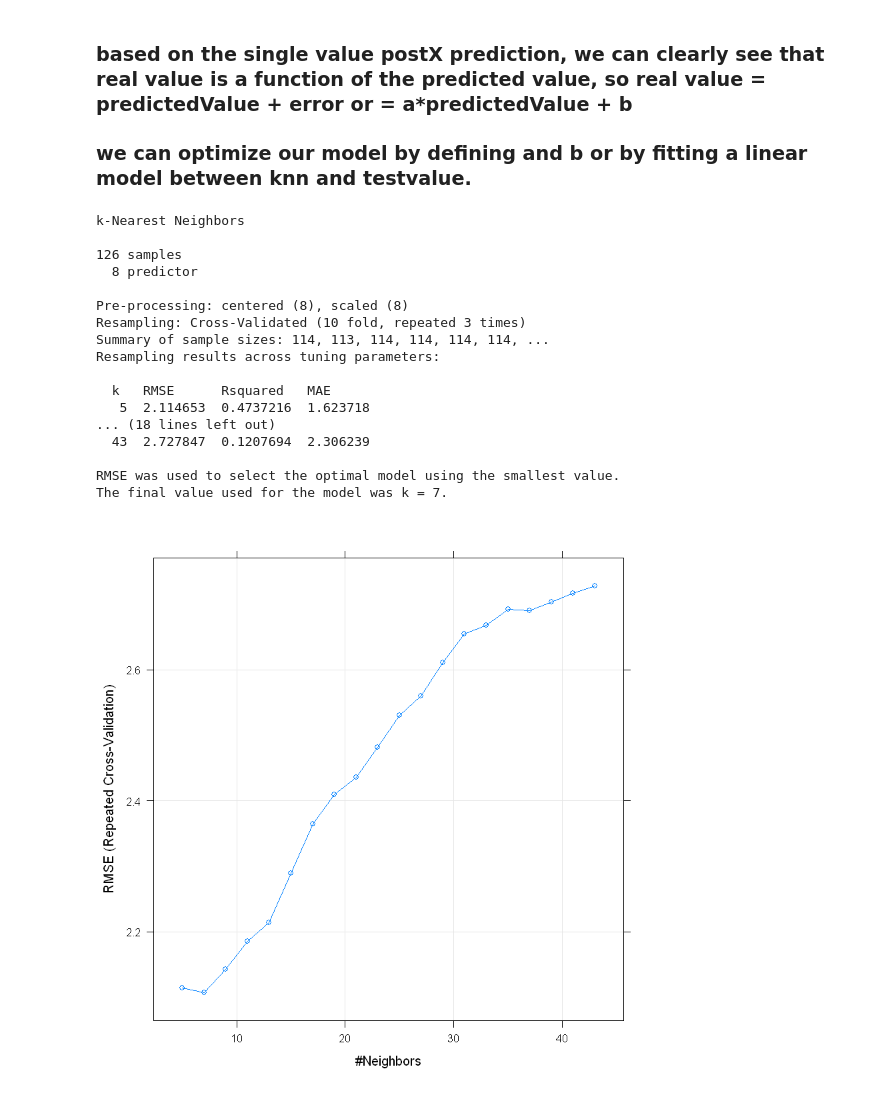
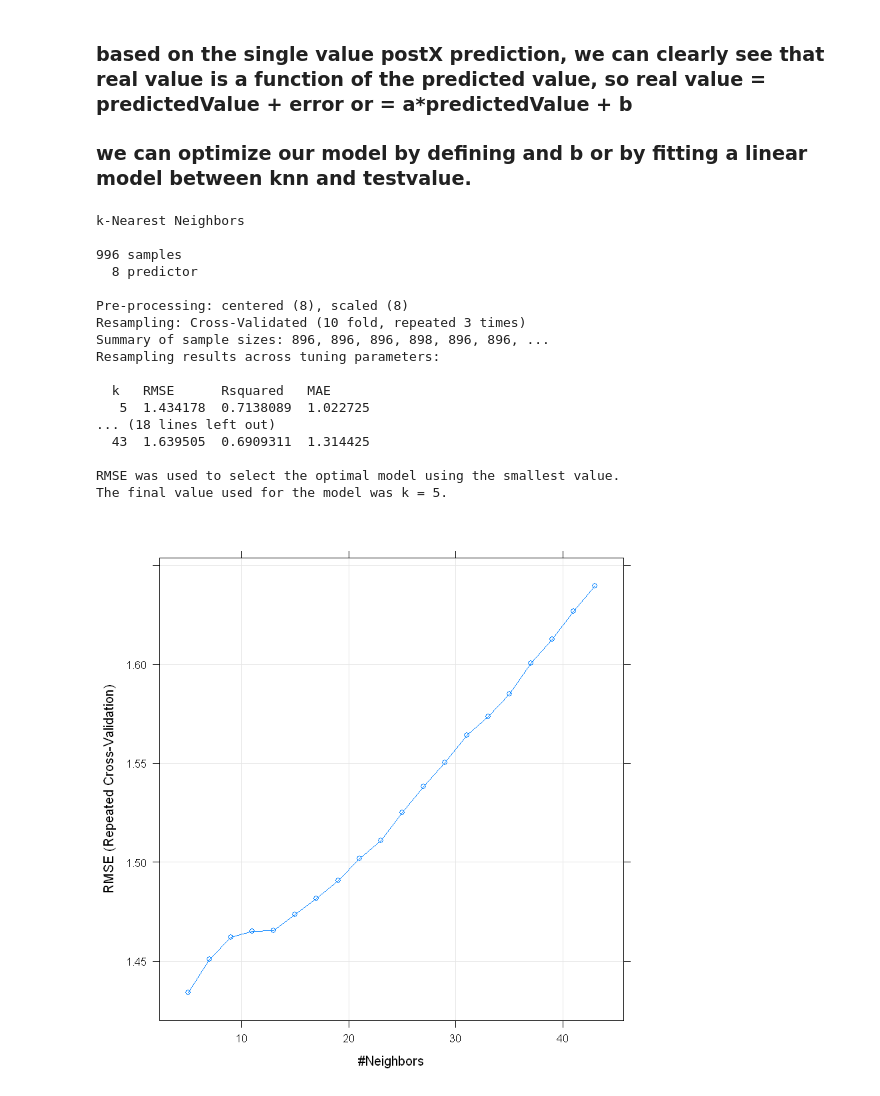
Before and after one commit to DrewLarsen2757/SMU_QTW, a Jupyter notebook: CASE_STUDY_2/Rikel_notebook-version-2.ipynb, the cells around one changed output. Cells and saved outputs as stored; diff of their text form; code cells hidden in the pictures.

Commit message:
editing version 2 of the model

```diff
--- a/CASE_STUDY_2/Rikel_notebook-version-2.ipynb
+++ b/CASE_STUDY_2/Rikel_notebook-version-2.ipynb
@@ -21,7 +21,7 @@ library(e1071)#support package to caret
 # library(ISLR) #using smarket: Daily percentage returns for the S&P 500 stock index between 2001 and 2005
 # %%
 #import and read data
-df <- read.csv("Offlinedf.csv", header = TRUE)
+df <- read.csv("fullofflinedf.csv", header = TRUE)
 # %% [markdown]
 # 1. Data description
 # %%
@@ -282,33 +296,33 @@ plot(knnPredict_X, testing$posX,main = "real value Vs predicted value")
 ########### TRAINING THE Y COORDINATE  MODEL#######################
 set.seed(400)
 ctrl <- trainControl(method="repeatedcv",repeats = 3) # default 10 fold cross validation during training and do 3 time the 10 fold CV
-knnFit <- train(posY~ ., data = trainX[,names(trainX)!= "posX"], method = "knn", trControl = ctrl, preProcess = c("center","scale"), tuneLength = 20)##tuneLengh to atomatically try 20  k value
+knnFit_y <- train(posY~ ., data = trainX[,names(trainX)!= "posX"], method = "knn", trControl = ctrl, preProcess = c("center","scale"), tuneLength = 20)##tuneLengh to atomatically try 20  k value
 
 #Output of kNN fit
-knnFit
+knnFit_y
 # %% [output]
 k-Nearest Neighbors
 
-126 samples
+996 samples
   8 predictor
 
 Pre-processing: centered (8), scaled (8)
 Resampling: Cross-Validated (10 fold, repeated 3 times)
-Summary of sample sizes: 114, 113, 114, 114, 114, 114, ...
+Summary of sample sizes: 896, 896, 896, 898, 896, 896, ...
 Resampling results across tuning parameters:
 
   k   RMSE      Rsquared   MAE
-   5  2.114653  0.4737216  1.623718
+   5  1.434178  0.7138089  1.022725
 ... (18 lines left out)
-  43  2.727847  0.1207694  2.306239
+  43  1.639505  0.6909311  1.314425
 
 RMSE was used to select the optimal model using the smallest value.
-The final value used for the model was k = 7.
+The final value used for the model was k = 5.
 # %%
 #Plotting yields Number of Neighbours Vs accuracy (based on repeated cross validation)
-plot(knnFit)
+plot(knnFit_y)
 # %% [output]
-[figure, old version]
+[figure, new version]
 # %%
 testing_Y = testing[,(names(testing)!= "angle" & names(testing)!= "posX")]
 # %%
```
Also changed, not shown: parts of 36 cells of this notebook.
